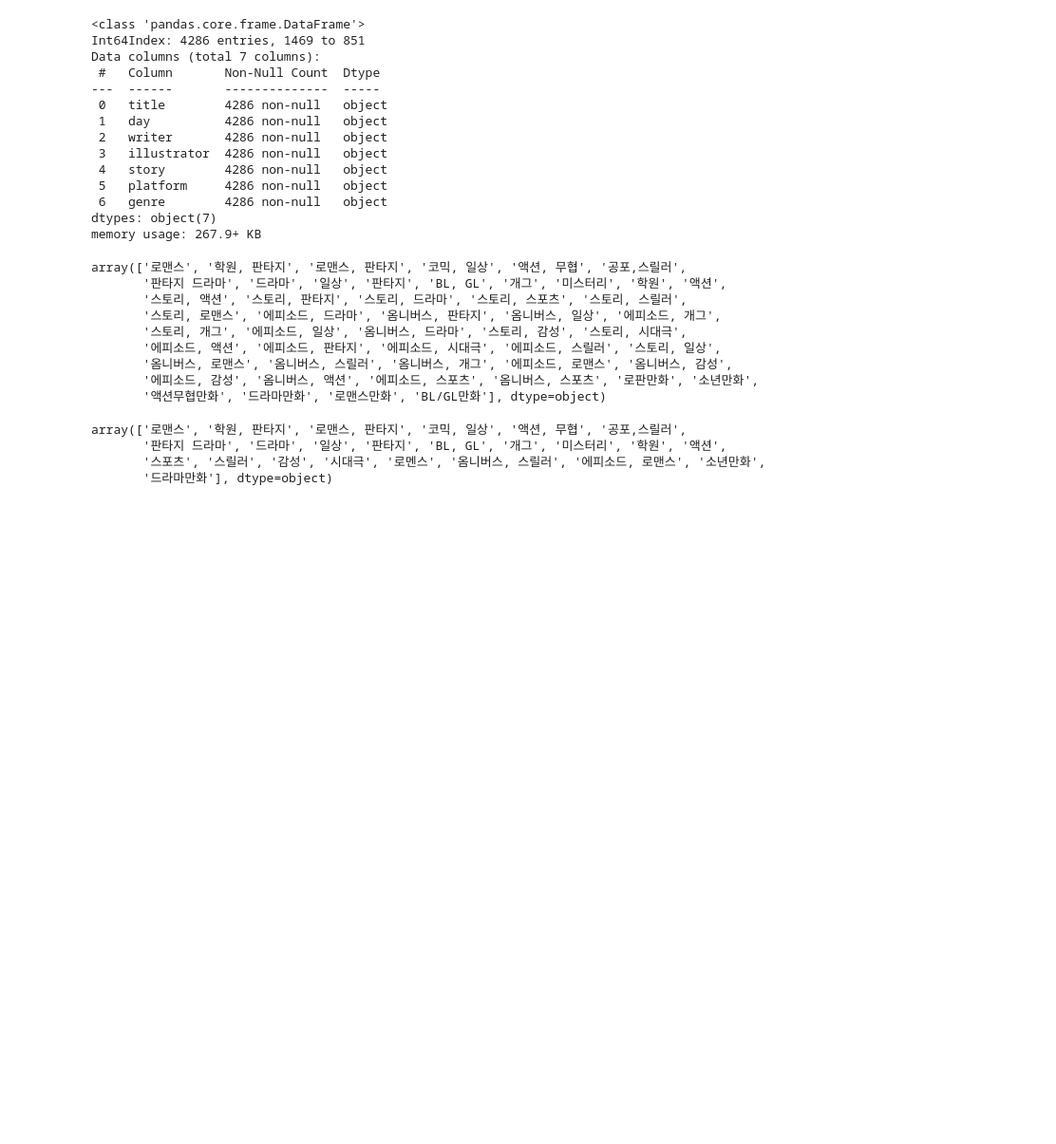
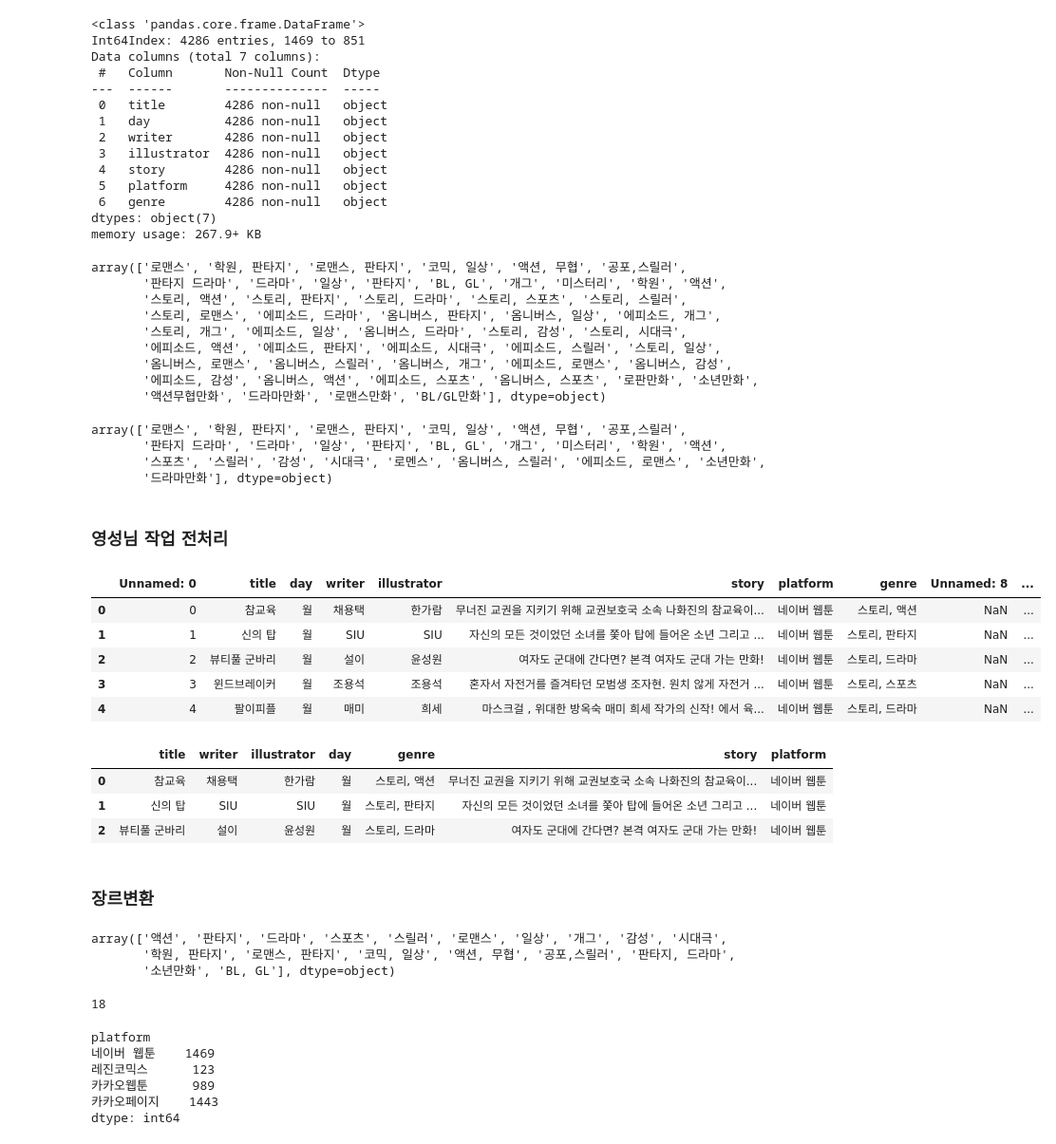
Before and after one commit to ujaei21/final_project, a Jupyter notebook: 데이터정리.ipynb, the cells around one changed output. Shown at 95% size. Saved outputs shown, nothing was run; the diff lists cells and outputs as text; code cells hidden in the pictures; blank space fills up the shorter version.

```diff
--- a/데이터정리.ipynb
+++ b/데이터정리.ipynb
@@ -241,3 +241,28 @@ array(['로맨스', '학원, 판타지', '로맨스, 판타지', '코믹, 일상
        '드라마만화'], dtype=object)
 # %%
 df_changed.to_csv(path+'dataset.csv',encoding='utf-8')
+# %% [markdown]
+### 영성님 작업 전처리
+# %%
+import pandas as pd
+path = '/content/drive/MyDrive/Colab Notebooks/final/'
+web = pd.read_csv(path + 'webtoon최종.csv',encoding='cp949')
+# %%
+web.head()
+# %% [output]
+|  | Unnamed: 0 | title | day | writer | illustrator | story | platform | genre | Unnamed: 8 | ... |
+| 0 | 0 | 참교육 | 월 | 채용택 | 한가람 | 무너진 교권을 지키기 위해 교권보호국 소속 나화진의 참교육이... | 네이버 웹툰 | 스토리, 액션 | NaN | ... |
+| 1 | 1 | 신의 탑 | 월 | SIU | SIU | 자신의 모든 것이었던 소녀를 쫓아 탑에 들어온 소년 그리고 ... | 네이버 웹툰 | 스토리, 판타지 | NaN | ... |
+| 2 | 2 | 뷰티풀 군바리 | 월 | 설이 | 윤성원 | 여자도 군대에 간다면? 본격 여자도 군대 가는 만화! | 네이버 웹툰 | 스토리, 드라마 | NaN | ... |
+| 3 | 3 | 윈드브레이커 | 월 | 조용석 | 조용석 | 혼자서 자전거를 즐겨타던 모범생 조자현. 원치 않게 자전거 ... | 네이버 웹툰 | 스토리, 스포츠 | NaN | ... |
+| 4 | 4 | 팔이피플 | 월 | 매미 | 희세 | 마스크걸 , 위대한 방옥숙 매미 희세 작가의 신작! 에서 육... | 네이버 웹툰 | 스토리, 드라마 | NaN | ... |
+# %%
+web=web[['title','writer','illustrator','day','genre','story','platform']]
+web.head(3)
+# %% [output]
+|  | title | writer | illustrator | day | genre | story | platform |
+| 0 | 참교육 | 채용택 | 한가람 | 월 | 스토리, 액션 | 무너진 교권을 지키기 위해 교권보호국 소속 나화진의 참교육이... | 네이버 웹툰 |
+| 1 | 신의 탑 | SIU | SIU | 월 | 스토리, 판타지 | 자신의 모든 것이었던 소녀를 쫓아 탑에 들어온 소년 그리고 ... | 네이버 웹툰 |
+| 2 | 뷰티풀 군바리 | 설이 | 윤성원 | 월 | 스토리, 드라마 | 여자도 군대에 간다면? 본격 여자도 군대 가는 만화! | 네이버 웹툰 |
+# %% [markdown]
+### 장르변환
@@ -243,0 +282,19 @@ df_changed.to_csv(path+'dataset.csv',encoding='utf-8')
+# %%
+web.genre.unique()
+# %% [output]
+array(['액션', '판타지', '드라마', '스포츠', '스릴러', '로맨스', '일상', '개그', '감성', '시대극',
+       '학원, 판타지', '로맨스, 판타지', '코믹, 일상', '액션, 무협', '공포,스릴러', '판타지, 드라마',
+       '소년만화', 'BL, GL'], dtype=object)
+# %%
+web.genre.nunique()
+# %% [output]
+18
+# %%
+web.groupby(web['platform']).size()
+# %% [output]
+platform
+네이버 웹툰    1469
+레진코믹스      123
+카카오웹툰      989
+카카오페이지    1443
+dtype: int64
```
Also changed, not shown: parts of 8 cells of this notebook, 5 other files.
